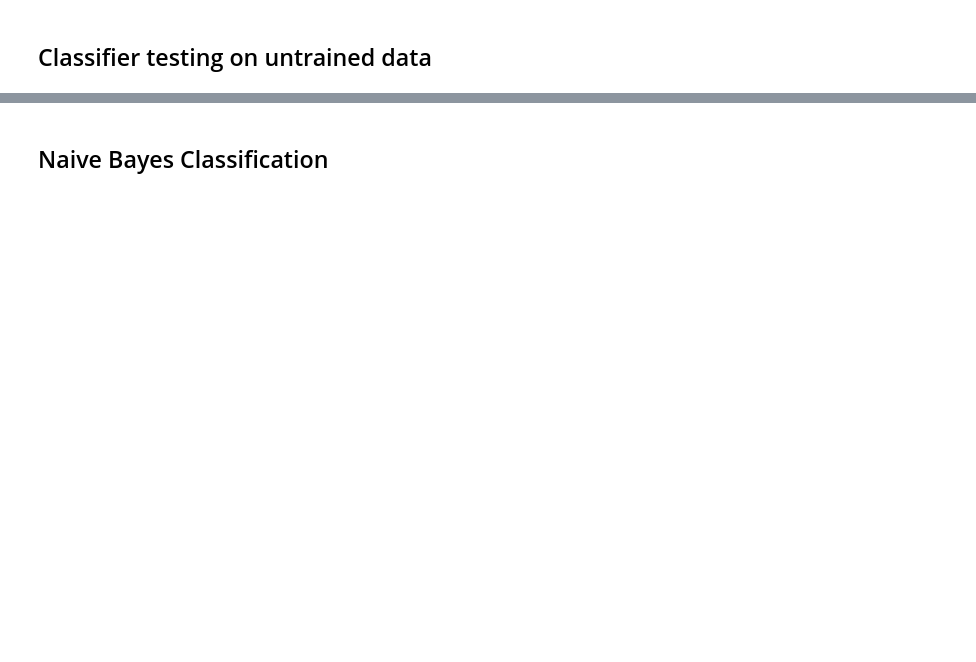
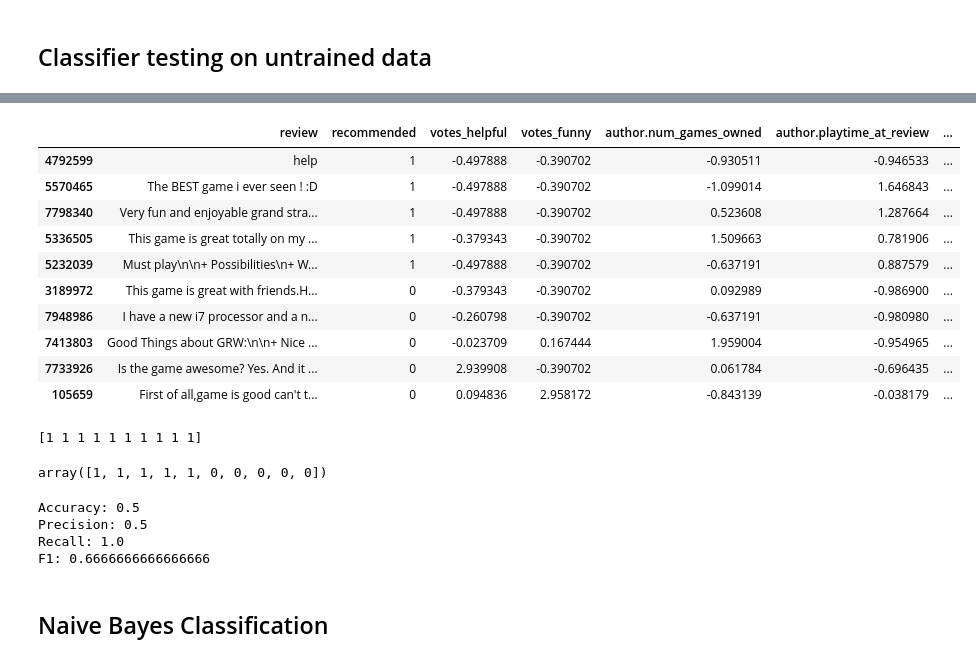
Before and after one commit to tarnjit458/Steam-Reviews-Sentiment-Analysis-Classifier, a Jupyter notebook: Steam_Sentiment_Classifier.ipynb, the cells around one changed output, grey strips where cells are left out. Drawn from its saved outputs; the diff is of its cells as text; code cells hidden in the pictures; blank space fills up the shorter version.

```diff
--- a/Steam_Sentiment_Classifier.ipynb
+++ b/Steam_Sentiment_Classifier.ipynb
@@ -315,3 +429,38 @@ updated_df = calc_polarity(updated_df)
+# %%
+df_test_KNN[["review","recommended", "votes_helpful", "votes_funny", "author.num_games_owned", "author.playtime_at_review", "author.num_reviews",
+                   "polarityV"]]
+# %% [output]
+|  | review | recommended | votes_helpful | votes_funny | author.num_games_owned | author.playtime_at_review | ... |
+| 4792599 | help | 1 | -0.497888 | -0.390702 | -0.930511 | -0.946533 | ... |
+| 5570465 | The BEST game i ever seen ! :D | 1 | -0.497888 | -0.390702 | -1.099014 | 1.646843 | ... |
+| 7798340 | Very fun and enjoyable grand stra... | 1 | -0.497888 | -0.390702 | 0.523608 | 1.287664 | ... |
+| 5336505 | This game is great totally on my ... | 1 | -0.379343 | -0.390702 | 1.509663 | 0.781906 | ... |
+| 5232039 | Must play\n\n+ Possibilities\n+ W... | 1 | -0.497888 | -0.390702 | -0.637191 | 0.887579 | ... |
+| 3189972 | This game is great with friends.H... | 0 | -0.379343 | -0.390702 | 0.092989 | -0.986900 | ... |
+| 7948986 | I have a new i7 processor and a n... | 0 | -0.260798 | -0.390702 | -0.637191 | -0.980980 | ... |
+| 7413803 | Good Things about GRW:\n\n+ Nice ... | 0 | -0.023709 | 0.167444 | 1.959004 | -0.954965 | ... |
+| 7733926 | Is the game awesome? Yes. And it ... | 0 | 2.939908 | -0.390702 | 0.061784 | -0.696435 | ... |
+| 105659 | First of all,game is good can't t... | 0 | 0.094836 | 2.958172 | -0.843139 | -0.038179 | ... |
+# %%
+y_pred_KNN_UNT = classifier.predict(X_KNN_UNT)
+print(y_pred_KNN_UNT)
+# %% [output]
+[1 1 1 1 1 1 1 1 1 1]
+# %%
+Y_KNN_UNT
+# %% [output]
+array([1, 1, 1, 1, 1, 0, 0, 0, 0, 0])
+# %%
+# Model Accuracy
+print("Accuracy:",metrics.accuracy_score(Y_KNN_UNT, y_pred_KNN_UNT))
+print("Precision:",metrics.precision_score(Y_KNN_UNT, y_pred_KNN_UNT))
+print("Recall:",metrics.recall_score(Y_KNN_UNT, y_pred_KNN_UNT))
+print("F1:",metrics.f1_score(Y_KNN_UNT, y_pred_KNN_UNT))
+# %% [output]
+Accuracy: 0.5
+Precision: 0.5
+Recall: 1.0
+F1: 0.6666666666666666
 # %% [markdown]
 ## Naive Bayes Classification
 # %%
```
Also changed, not shown: parts of 37 cells of this notebook.
